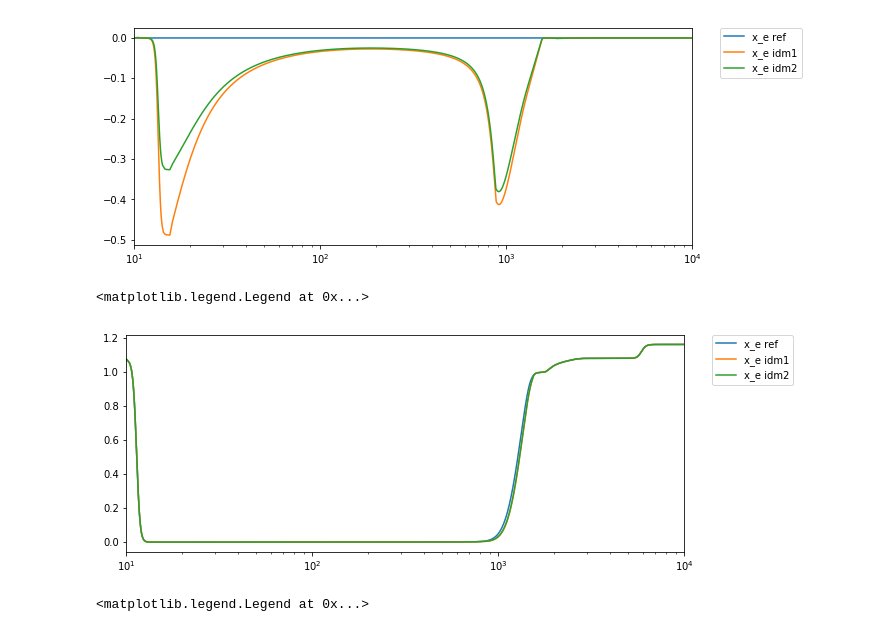
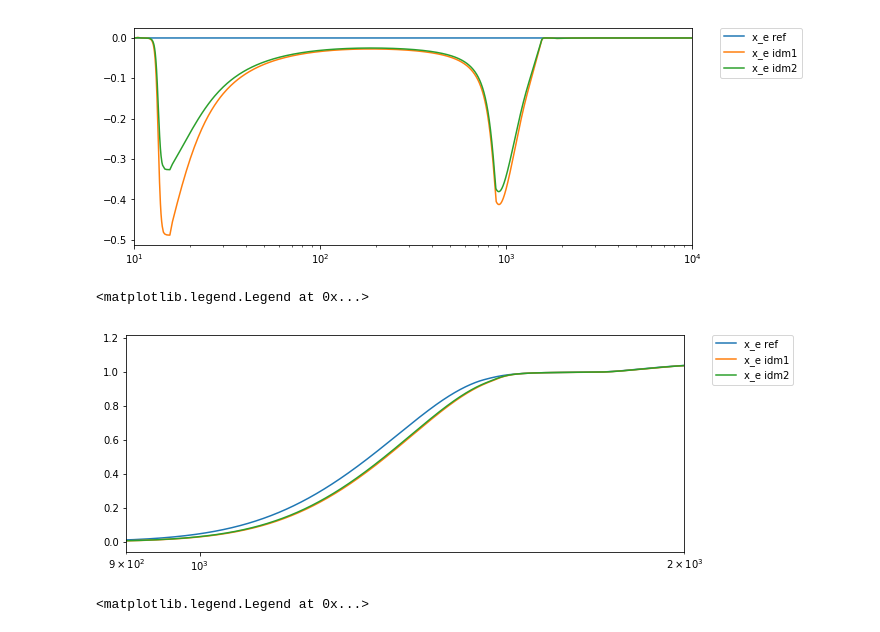
Before and after one commit to MarkMos/class_markmos, a Jupyter notebook: notebooks/Markus_general_test.ipynb, the cells around one changed output. Drawn from its saved outputs; the diff is of its cells as text; code cells hidden in the pictures.

```diff
--- a/notebooks/Markus_general_test.ipynb
+++ b/notebooks/Markus_general_test.ipynb
@@ -20,12 +20,16 @@ for M in models:
                   #'recfast_Nz0':80000,
                   #'recfast_z_initial':1e7,
                   'recombination':'recfast',
+                  #'tight_coupling_approximation':0,
+                  'tight_coupling_trigger_tau_c_over_tau_h':0.012,
+                  'tight_coupling_trigger_tau_c_over_tau_k':0.008,
                   #'recfast_H_frac':3e-4,
                   #'reio_parametrization':'reio_none',
                   #'100*theta_s':1.042143,
                   #'100*theta_s':1.02,
                   'background_verbose':5,
                   'input_verbose':5,
+                  'perturbations_verbose':5,
                   'h':0.67556,
                   'lensing':'yes'
                  })
@@ -87,14 +91,14 @@ plt.legend(bbox_to_anchor=(1.05, 1), loc=2, borderaxespad=0.)
 # %%
 plt.figure(figsize = (10,4))
 for M in models:
     Th = cosmo[M].get_thermodynamics()
     #print(Th.keys())
     plt.semilogx(Th['z'],Th['x_e'],label='x_e '+M)
-plt.xlim(10,1e4)
+plt.xlim(9e2,2e3)
 plt.legend(bbox_to_anchor=(1.05, 1), loc=2, borderaxespad=0.)
 # %% [output]
 <matplotlib.legend.Legend at 0x...>
-[figure, old version]
+[figure, new version]
 # %%
 for M in models:
     Th = cosmo[M].get_thermodynamics()
```
Also changed, not shown: parts of 6 cells of this notebook, 7 other files.
